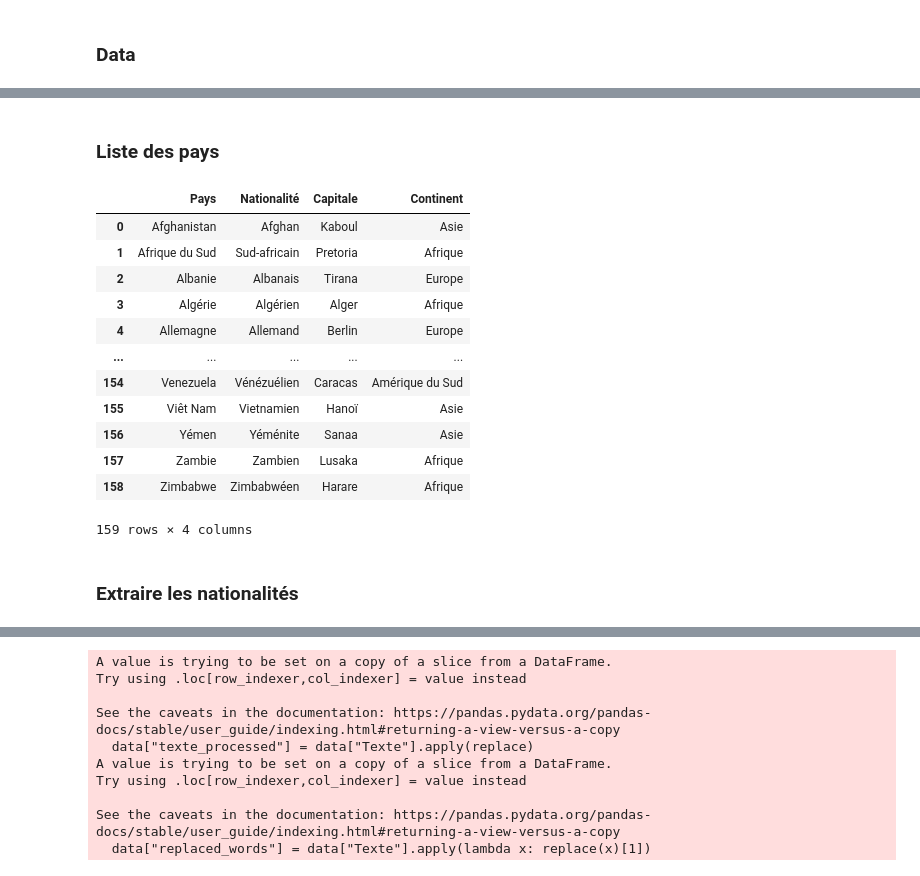
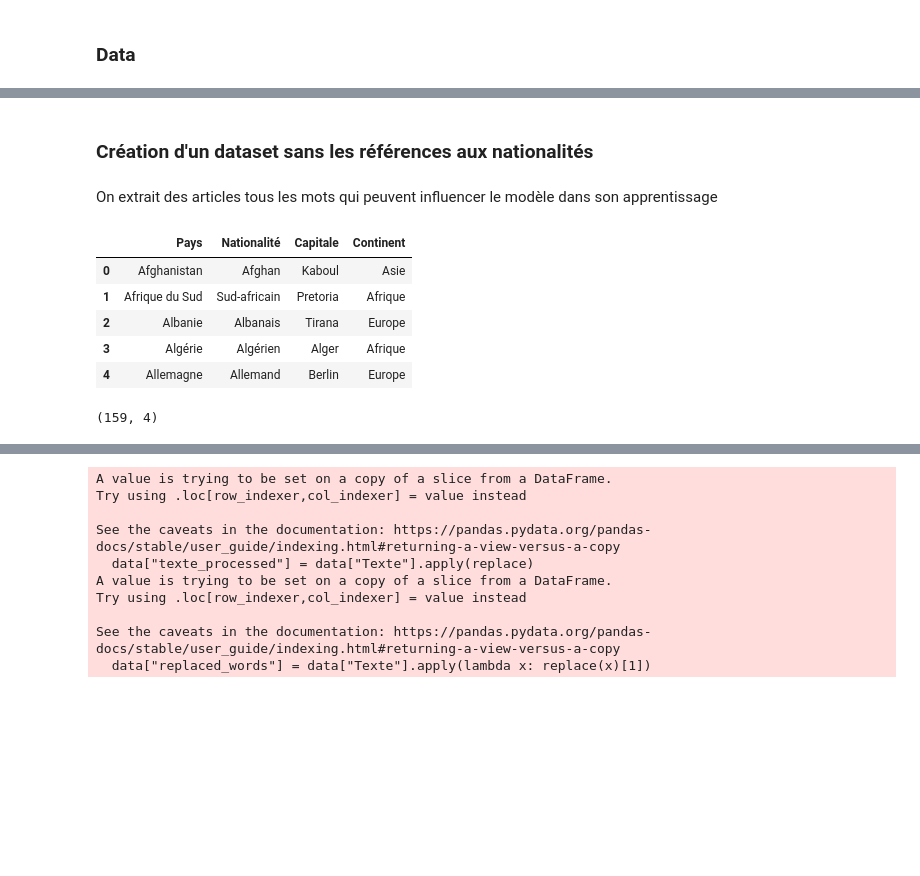
Before and after one commit to cmllbll/Projet_DSSS_2023, a Jupyter notebook: Humanitaire-securitaire.ipynb, the cells around one changed output, grey strips where cells are left out. Cells and saved outputs as stored; diff of their text form; code cells hidden in the pictures; blank space fills up the shorter version.

```diff
--- a/Humanitaire-securitaire.ipynb
+++ b/Humanitaire-securitaire.ipynb
@@ -27,11 +30,11 @@ df.head()
 | 2 | Le Figaro (site web) | Élargissement de l’Union européen... | 2020-03-26 | Tandonnet, Maxime | Fin observateur de la vie politiq... | contributeur régulier du FigaroVo... | es yeux et de se préparer au chan... | Figaro |
 | 3 | Le Monde (site web) | Coronavirus : les trois semaines ... | 2020-03-26 | Eric Albert, Jérôme Gautheret, Cé... | Jeudi 26 mars, les Vingt-Sept doi... | n visioconférence pour la troisiè... | e la tenue de ses comptes publics... | Monde |
 | 4 | Le Monde (site web) | Marc Lazar : « Plus l’Italie fait... | 2020-03-25 | Marc Lazar | Tribune. L’Italie est le pays qui... | date du 25 mars le plus grand nom... | t de la School of Government de l... | Monde |
-# %% [markdown]
-### Liste des pays
+# %% [markdown]
+### Création d'un dataset sans les références aux nationalités
+# %% [markdown]
+On extrait des articles tous les mots qui peuvent influencer le modèle dans son apprentissage
 # %%
-import pandas as pd
-
 # Liste des pays avec leur nationalité, capitale et continent
 pays_nationalite = [
     ("Afghanistan", "Afghan", "Kaboul", "Asie"),
@@ -48,7 +51,6 @@ pays_nationalite = [
     ("Australie", "Australien", "Canberra", "Océanie"),
     ("Autriche", "Autrichien", "Vienne", "Europe"),
     ("Azerbaïdjan", "Azéri", "Bakou", "Europe"),
-    # Continuer la liste avec les autres pays et leurs informations
     ("Zimbabwe", "Zimbabwéen", "Harare", "Afrique"),
     ("Égypte", "Égyptien", "Le Caire", "Afrique"),
     ("Émirats arabes unis", "Émirien", "Abou Dabi", "Asie"),
@@ -178,42 +180,33 @@ pays_nationalite = [
     ("Tchad", "Tchadien", "N'Djaména", "Afrique"),
     ("Thaïlande", "Thaïlandais", "Bangkok", "Asie"),
     ("Timor oriental", "Est-timorais", "Dili", "Asie"),
     ("Togo", "Togolais", "Lomé", "Afrique"),
     ("Tonga", "Tongan", "Nuku'alofa", "Océanie"),
     ("Trinité-et-Tobago", "Trinidadien", "Port-d'Espagne", "Amérique du Nord"),
     ("Tunisie", "Tunisien", "Tunis", "Afrique"),
     ("Turkménistan", "Turkmène", "Achgabat", "Asie"),
     ("Turquie", "Turc", "Ankara", "Europe"),
     ("Tuvalu", "Tuvaluan", "Funafuti", "Océanie"),
     ("Ukraine", "Ukrainien", "Kiev", "Europe"),
     ("Uruguay", "Uruguayen", "Montevideo", "Amérique du Sud"),
     ("Vanuatu", "Vanuatuan", "Port-Vila", "Océanie"),
     ("Vatican", "Vaticanais", "Vatican", "Europe"),
     ("Venezuela", "Vénézuélien", "Caracas", "Amérique du Sud"),
     ("Viêt Nam", "Vietnamien", "Hanoï", "Asie"),
     ("Yémen", "Yéménite", "Sanaa", "Asie"),
     ("Zambie", "Zambien", "Lusaka", "Afrique"),
     ("Zimbabwe", "Zimbabwéen", "Harare", "Afrique")
 ]
 
-# Créer le DataFrame
 df_pays = pd.DataFrame(pays_nationalite, columns=["Pays", "Nationalité", "Capitale", "Continent"])
 
-# Afficher le DataFrame
-display(df_pays)
+display(df_pays.head())
+df_pays.shape
 # %% [output]
 |  | Pays | Nationalité | Capitale | Continent |
 | 0 | Afghanistan | Afghan | Kaboul | Asie |
 | 1 | Afrique du Sud | Sud-africain | Pretoria | Afrique |
 | 2 | Albanie | Albanais | Tirana | Europe |
 | 3 | Algérie | Algérien | Alger | Afrique |
 | 4 | Allemagne | Allemand | Berlin | Europe |
-| ... | ... | ... | ... | ... |
-| 154 | Venezuela | Vénézuélien | Caracas | Amérique du Sud |
-| 155 | Viêt Nam | Vietnamien | Hanoï | Asie |
-| 156 | Yémen | Yéménite | Sanaa | Asie |
-| 157 | Zambie | Zambien | Lusaka | Afrique |
-| 158 | Zimbabwe | Zimbabwéen | Harare | Afrique |
-159 rows × 4 columns
+(159, 4)
-# %% [markdown]
-### Extraire les nationalités
```
Also changed, not shown: parts of 61 cells of this notebook, 3 other files.
